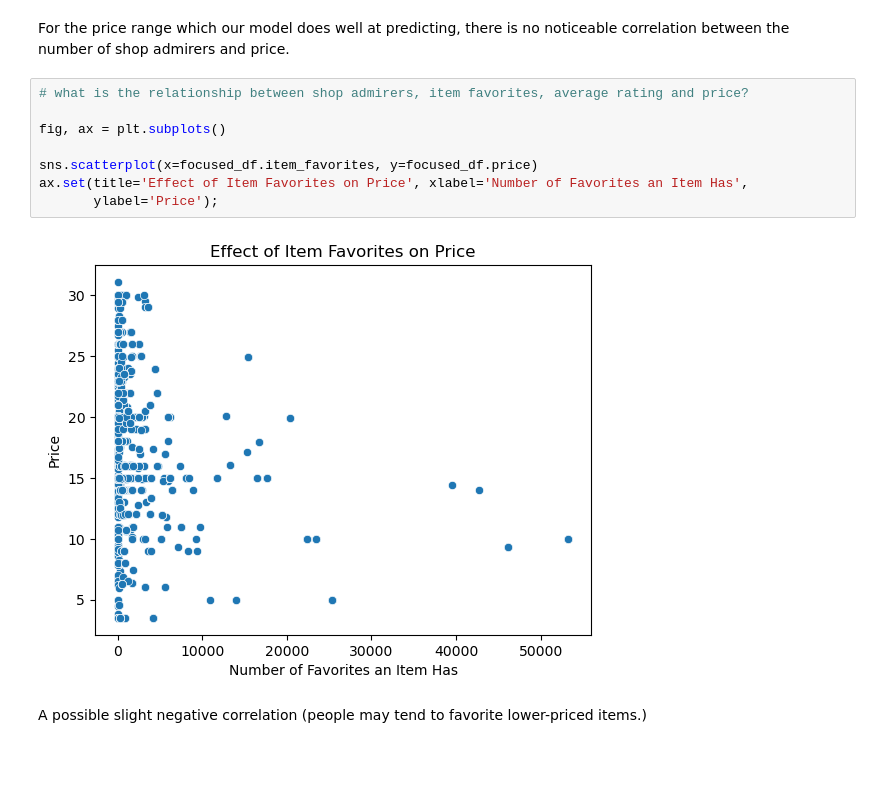
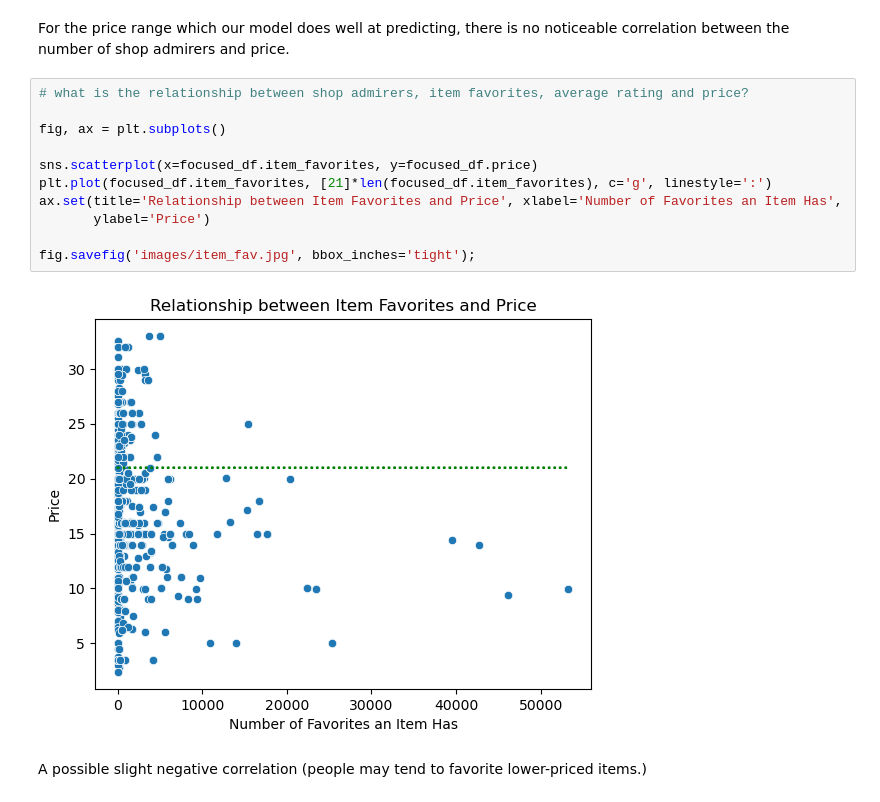
Before and after one commit to ran0027/etsy-candle-pricing-model, a Jupyter notebook: notebook.ipynb, the cells around one changed output. Drawn from its saved outputs; the diff is of its cells as text; blank space fills up the shorter version.

```diff
--- a/notebook.ipynb
+++ b/notebook.ipynb
@@ -1400,13 +1397,16 @@ For the price range which our model does well at predicting, there is no noticea
 # %%
 # what is the relationship between shop admirers, item favorites, average rating and price?
 
 fig, ax = plt.subplots()
 
 sns.scatterplot(x=focused_df.item_favorites, y=focused_df.price)
-ax.set(title='Effect of Item Favorites on Price', xlabel='Number of Favorites an Item Has',
-       ylabel='Price');
+plt.plot(focused_df.item_favorites, [21]*len(focused_df.item_favorites), c='g', linestyle=':')
+ax.set(title='Relationship between Item Favorites and Price', xlabel='Number of Favorites an Item Has',
+       ylabel='Price')
+
+fig.savefig('images/item_fav.jpg', bbox_inches='tight');
 # %% [output]
-[figure, old version]
+[figure, new version]
 # %% [markdown]
 A possible slight negative correlation (people may tend to favorite lower-priced items.)
 # %%
```
Also changed, not shown: parts of 2 cells of this notebook.
